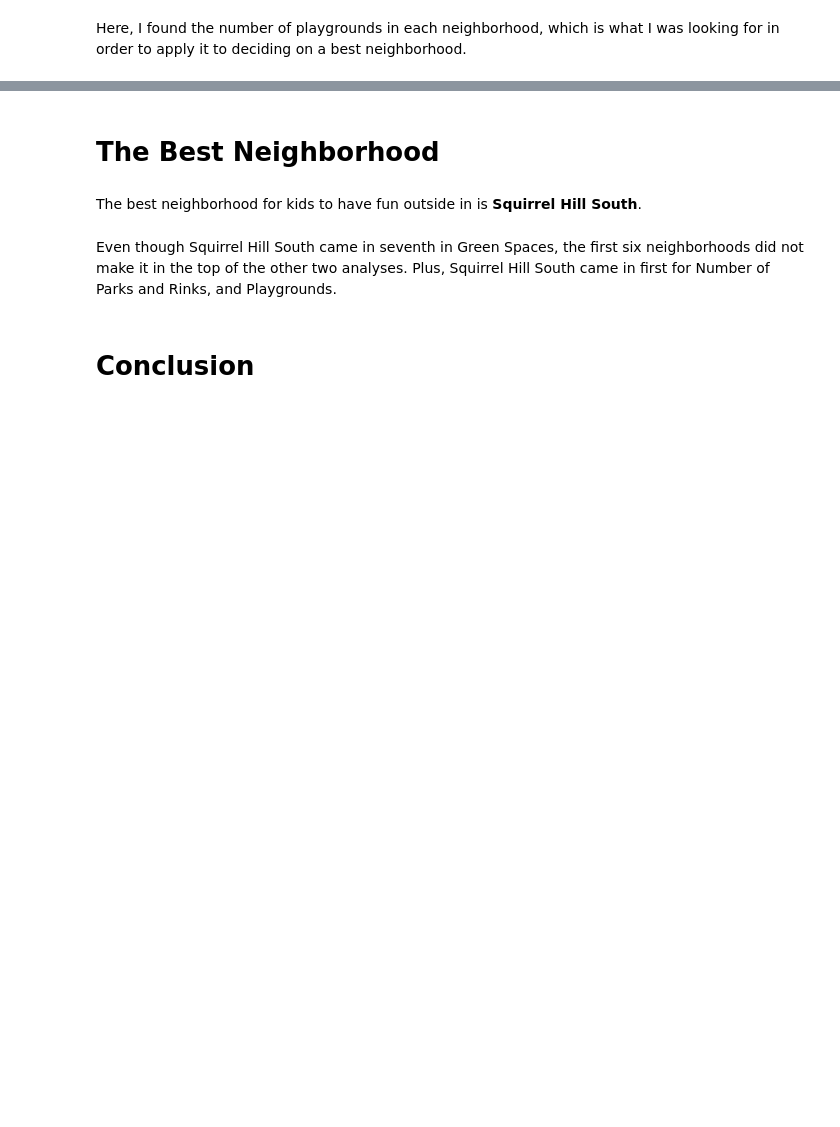
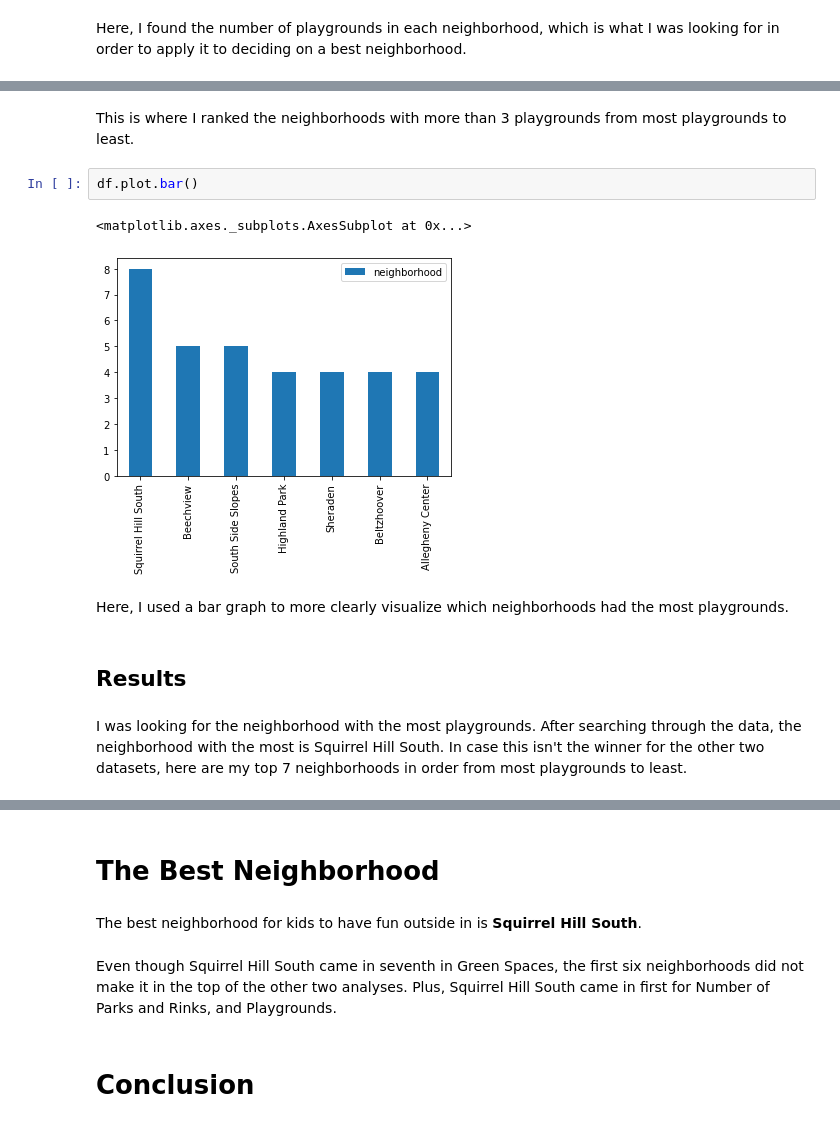
Before and after one commit to brooklyncas/Final_Project, a Jupyter notebook: FP_Notebook.ipynb, the cells around one changed output, grey strips where cells are left out. Cells and saved outputs as stored; diff of their text form; blank space fills up the shorter version.

Commit message:
added rest of data to overall notebook

```diff
--- a/FP_Notebook.ipynb
+++ b/FP_Notebook.ipynb
@@ -156,0 +194,13 @@ df
+# %% [markdown]
+This is where I ranked the neighborhoods with more than 3 playgrounds from most playgrounds to least.
+# %%
+df.plot.bar()
+# %% [output]
+<matplotlib.axes._subplots.AxesSubplot at 0x...>
+[figure, added]
+# %% [markdown]
+Here, I used a bar graph to more clearly visualize which neighborhoods had the most playgrounds.
+# %% [markdown]
+## Results
+# %% [markdown]
+I was looking for the neighborhood with the most playgrounds. After searching through the data, the neighborhood with the most is Squirrel Hill South. In case this isn't the winner for the other two datasets, here are my top 7 neighborhoods in order from most playgrounds to least.
```
Also changed, not shown: parts of 6 cells of this notebook, 1 other file.
